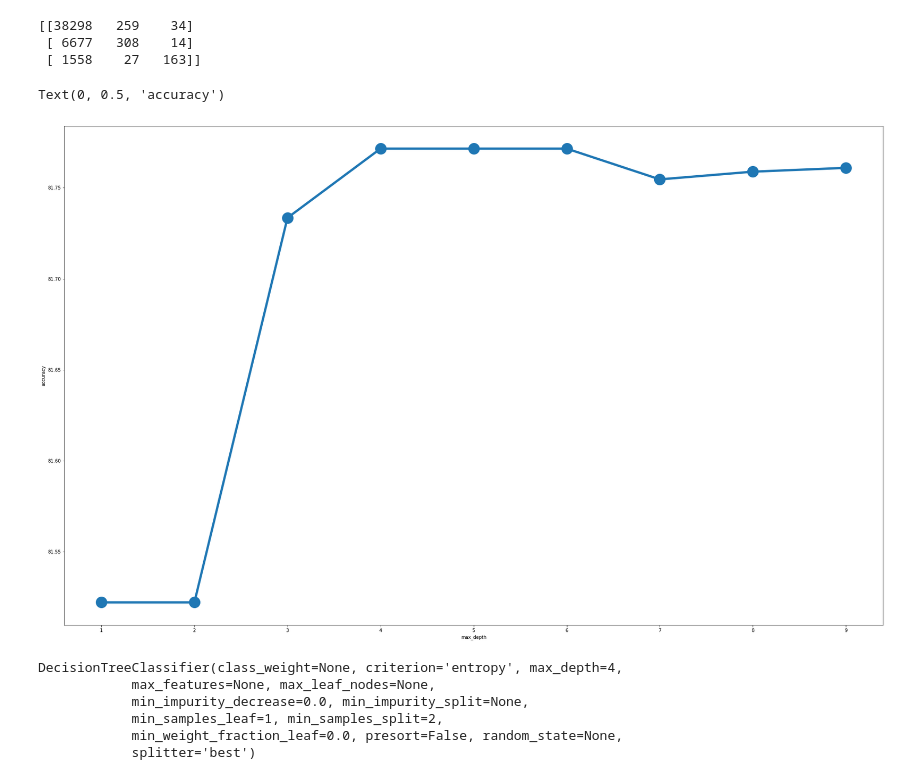
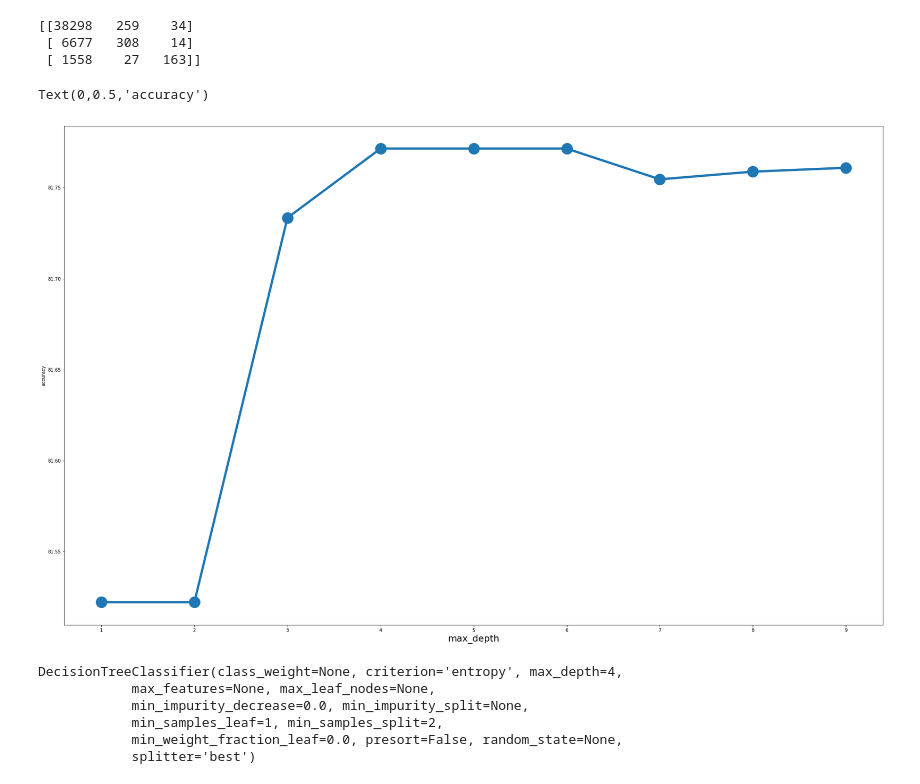
Before and after one commit to stefanopoggio/restaurant-inspection, a Jupyter notebook: SUPERVISED METHODS TO PREDICT GRADE WITHOUT VIOLATION CODE.ipynb, the cells around one changed output. Drawn from its saved outputs; the diff is of its cells as text; code cells hidden in the pictures.

```diff
--- a/SUPERVISED METHODS TO PREDICT GRADE WITHOUT VIOLATION CODE.ipynb
+++ b/SUPERVISED METHODS TO PREDICT GRADE WITHOUT VIOLATION CODE.ipynb
@@ -245,14 +245,14 @@ for hp in parameter_values:
 # %%
 from matplotlib import pyplot as plt
 plt.figure(figsize=(32,20))
 plt.plot(parameter_values, avg_scores, '-o', linewidth=5, markersize=24)
-plt.xlabel('max_depth')
+plt.xlabel('max_depth', fontsize=20)
 plt.ylabel('accuracy')
 #plt.semilogx(parameter_values, avg_scores, '-o', linewidth=5, markersize=24)
 #plt.axis([0, max(parameter_values), 0, 1.0])
 # %% [output]
-Text(0, 0.5, 'accuracy')
+Text(0,0.5,'accuracy')
-[figure, old version]
+[figure, new version]
 # %%
 estimator = tree.DecisionTreeClassifier(criterion="entropy"
 #                                            , min_impurity_decrease = parameter_values[np.argmax(avg_scores)]
```
Also changed, not shown: parts of 3 cells of this notebook, 2 other files.
